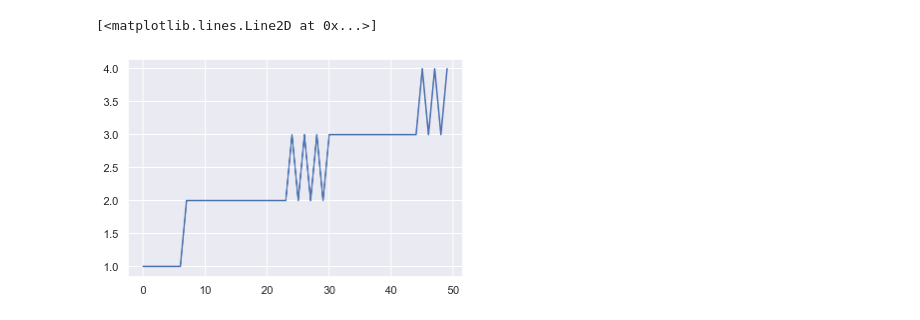
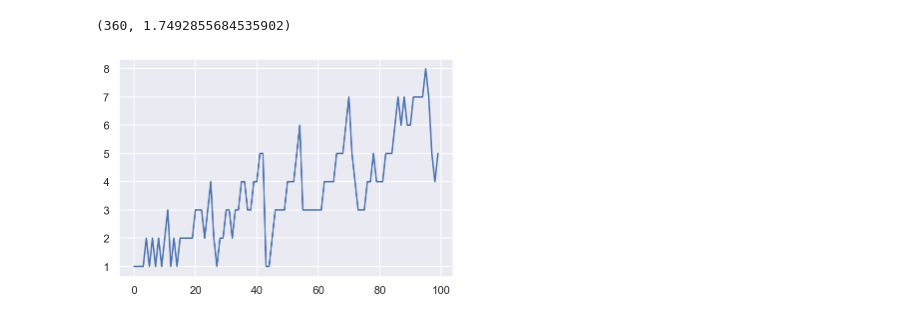
Before and after one commit to AurelienNioche/ActiveTeachingCollaborative, a Jupyter notebook: planning/teaching/using-stable-baselines.ipynb, the cells around one changed output. Cells and saved outputs as stored; diff of their text form; code cells hidden in the pictures.

```diff
--- a/planning/teaching/using-stable-baselines.ipynb
+++ b/planning/teaching/using-stable-baselines.ipynb
@@ -180,41 +170,45 @@ plt.scatter(np.arange(env.t_max), actions, alpha=0.5);
 # %%
 class Threshold:
-    def __init__(self):
-        pass
-    def act(self, env):
-        state = env.state
-        view = env.state[:, 1] > 0
-        logp_recall = - env.state[view, 0]*0.8**(env.state[view, 1] - 1)
-        # print("logp", logp_recall)
-        under_thr = logp_recall <= env.log_tau
-        if torch.count_nonzero(under_thr).item() > 0:
-            items = torch.arange(env.n_item)
-            viewed = items[view]
-            action = viewed[torch.argmin(logp_recall)].item()
+    def __init__(self, tau, n_item):
+        self.tau = tau
+        self.n_item = n_item
+
+    def act(self, obs):
+        p_rec = obs[:, 0]
+
+        view_under_thr = (0 < p_rec) * (p_rec <= self.tau)
+        if torch.count_nonzero(view_under_thr).item() > 0:
+            items = torch.arange(self.n_item)
+            selec = items[view_under_thr]
+            action = selec[torch.argmin(p_rec[view_under_thr])].item()
         else:
-            n_seen = torch.count_nonzero(view).item()
-            max_item = env.n_item-1
+            n_seen = torch.count_nonzero(p_rec).item()
+            max_item = self.n_item - 1
             action = np.min((n_seen, max_item))
 
         return action
 # %%
-env = Environment(t_max=50, alpha=0.2)
-state = env.reset()
-policy = Threshold()
+tau = 0.9
+n_item = 30
+t_max = 100
+env = Environment(t_max=t_max, alpha=0.2, tau=tau, n_item=n_item)
+obs = env.reset()
+policy = Threshold(tau=tau, n_item=n_item)
 rewards = []
 actions = []
 while True:
-    action = policy.act(env)
-    next_state, reward, done, info = env.step(action)
+    action = policy.act(obs)
+    obs, reward, done, _ = env.step(action)
     rewards.append(reward)
     actions.append(action)
     if done:
         break
 # %%
 plt.plot(rewards)
+np.sum(rewards), np.std(rewards)
 # %% [output]
-[<matplotlib.lines.Line2D at 0x...>]
+(360, 1.7492855684535902)
-[figure, old version]
+[figure, new version]
 # %%
 plt.scatter(np.arange(env.t_max), actions, alpha=0.5)
 # %% [output]
```
Also changed, not shown: parts of 15 cells of this notebook.
